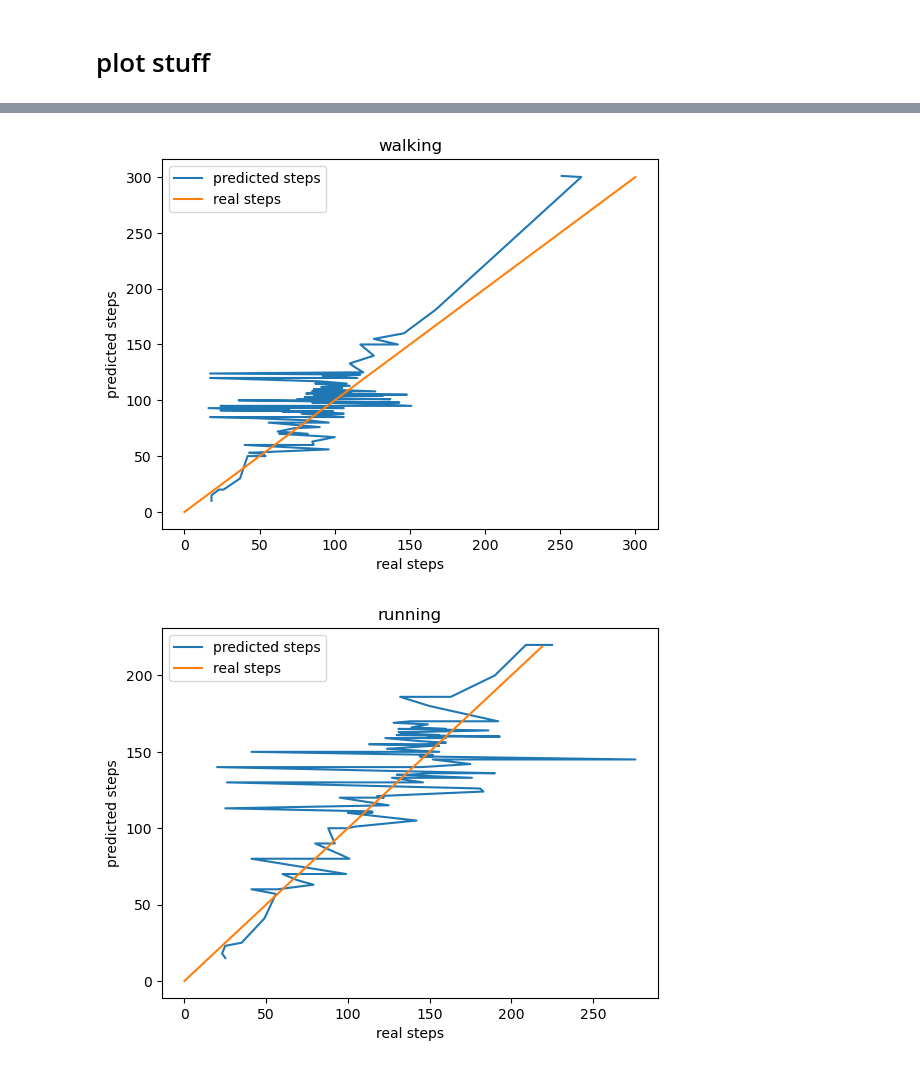
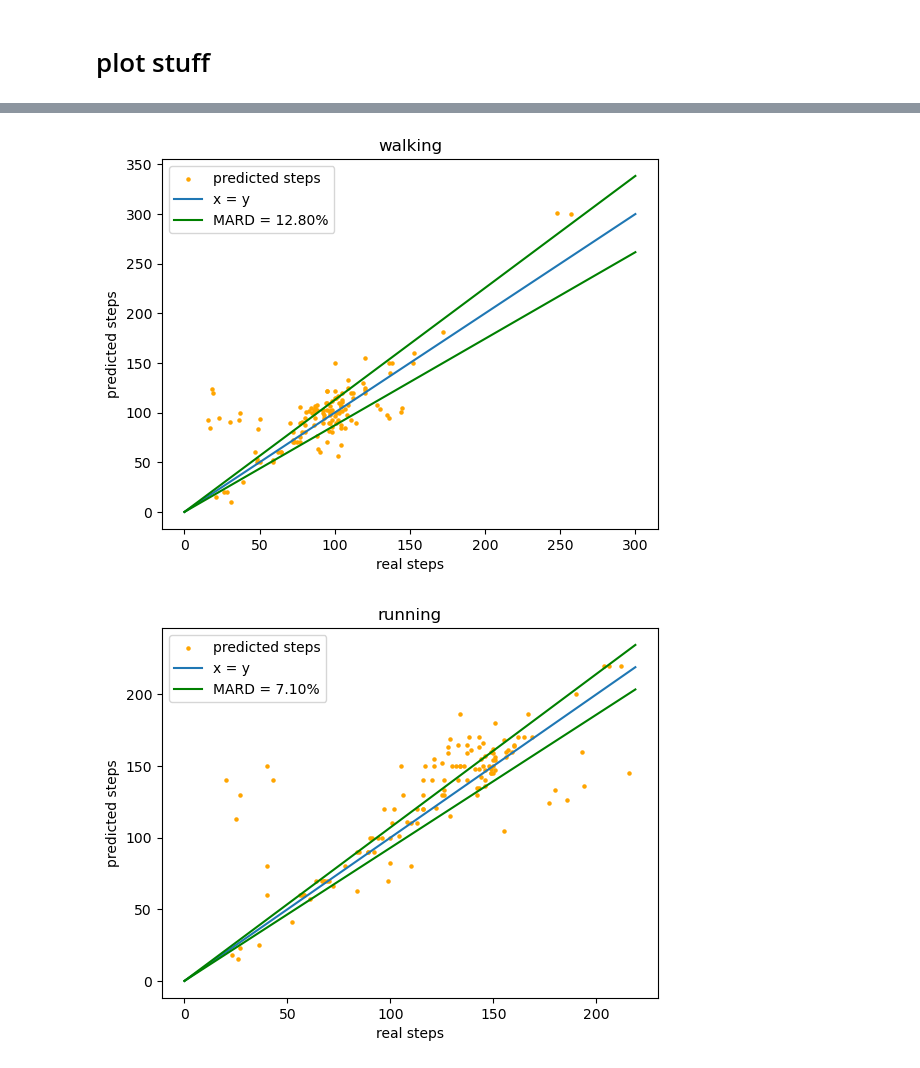
Before and after one commit to OriMeiraz/IOT-project, a Jupyter notebook: part 1/steps.ipynb, the cells around one changed output, grey strips where cells are left out. Drawn from its saved outputs; the diff is of its cells as text; code cells hidden in the pictures.

```diff
--- a/part 1/steps.ipynb
+++ b/part 1/steps.ipynb
@@ -189,4 +191,29 @@ def exp_smooth_signal(lst, alpha=0.1):
     for i in range(1, len(lst)):
         s[i] = alpha * lst[i] + (1 - alpha) * s[i-1]
     return s
+# %%
+# classic method for counting steps
+from scipy.signal import find_peaks
+
+def count_steps(data, threshold=1.8, distance=3, low_pass=350):
+    # plot data
+    # plt.plot(data)
+    # plt.show()
+
+    # Apply Fast Fourier Transform (FFT)
+    fft_values = np.fft.rfft(data)
+
+    # Low pass filter
+    fft_values[low_pass:] = 0
+
+    # Apply Inverse Fast Fourier Transform (IFFT) to get the filtered signal
+    data = np.fft.irfft(fft_values)
+
+    # plot filtered data
+    # plt.plot(data)
+    # plt.show()
+
+
+    peaks, _ = find_peaks(data, threshold=threshold, distance=distance)
+    return str(len(peaks))
 # %%
@@ -279,11 +300,12 @@ best_window_size
 # %% [markdown]
 # plot stuff
 # %%
-
 real = {"walking": [], "running": []}
 pred = {"walking": [], "running": []}
 
 blacklist = [140, 141, 142, 143, 144, 145, 146, 147, 148, 149]
+
+best_median = {"walking": 0, "running": 0}
 
 for idx, d in enumerate(data):
     if idx in blacklist:
@@ -335,7 +357,7 @@ for idx, d in enumerate(data):
     #threshold = 1.8
     #distance=3
 
-    cs = count_steps(lst, threshold=threshold, distance=distance)
+    cs = count_steps(lst, threshold=threshold, distance=distance, low_pass=best_low_pass[category])
 
     real[category].append(d[2])
     pred[category].append(int(cs))
@@ -345,5 +367,6 @@ for c in ["walking", "running"]:
     r = np.array(real[c])
     p = np.array(pred[c])
     loss = np.abs(1 - p / r)
-    print(c, np.mean(loss))
+    best_median[c] = np.median(loss)
+    print(c, np.median(loss))
 # %% [output]
@@ -365,8 +388,8 @@ for category in ["walking", "running"]:
     r, p = zip(*sorted(zip(r, p)))
     plt.plot(r, label = "real steps")
     plt.plot(p, label = "predicted steps")
-    plt.xlabel("real steps")
-    plt.ylabel("predicted steps")
+    plt.xlabel("samples")
+    plt.ylabel("steps")
     plt.legend(loc='upper left')
     plt.title(category)
     plt.show()
@@ -376,16 +399,20 @@ for category in ["walking", "running"]:
 # %%
 for category in ["walking", "running"]:
     r = np.array(real[category])
     p = np.array(pred[category])
     r, p = zip(*sorted(zip(r, p)))
-    plt.plot(p, r, label = "predicted steps")
+    plt.scatter(p, r, label = "predicted steps", s=5, color = "orange")
     # straigh line
-    plt.plot(np.arange(0, max(r)), np.arange(0, max(r)), label = "real steps")
+    plt.plot(np.arange(0, max(r)), np.arange(0, max(r)), label = "x = y")
+    # ten precent relative error
+    plt.plot(np.arange(0, max(r)), np.arange(0, max(r)) * (1 + best_median[category]), label = f"MARD = {best_median[category] * 100:.2f}%", color = "green")
+    # ten precent relative error
+    plt.plot(np.arange(0, max(r)), np.arange(0, max(r)) * (1 - best_median[category]), color = "green")
     plt.xlabel("real steps")
     plt.ylabel("predicted steps")
     plt.legend(loc='upper left')
     plt.title(category)
     plt.show()
 # %% [output]
-[figure, old version]
+[figure, new version]
-[figure, old version]
+[figure, new version]
```
Also changed, not shown: parts of 9 cells of this notebook.
